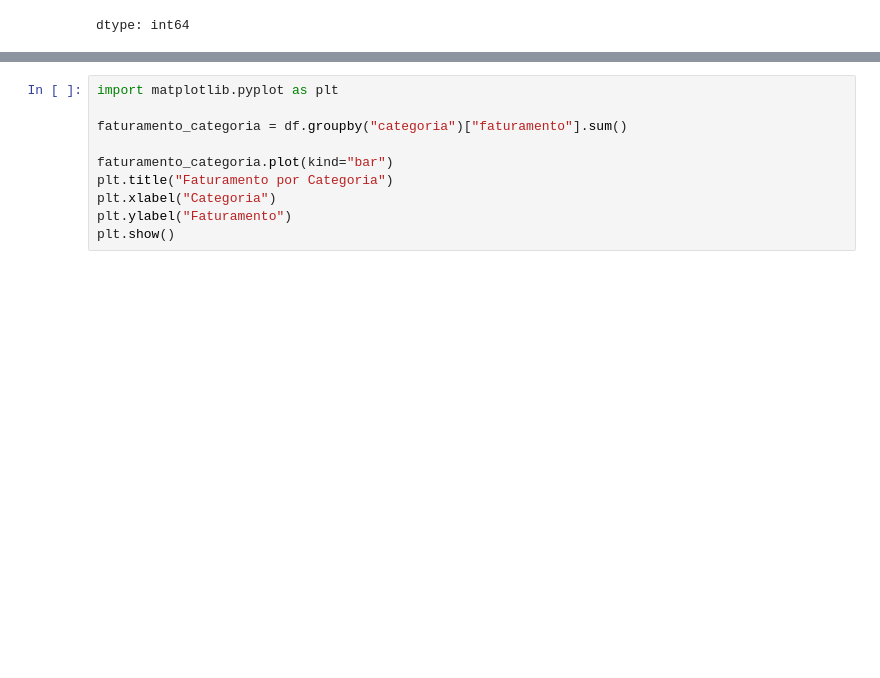
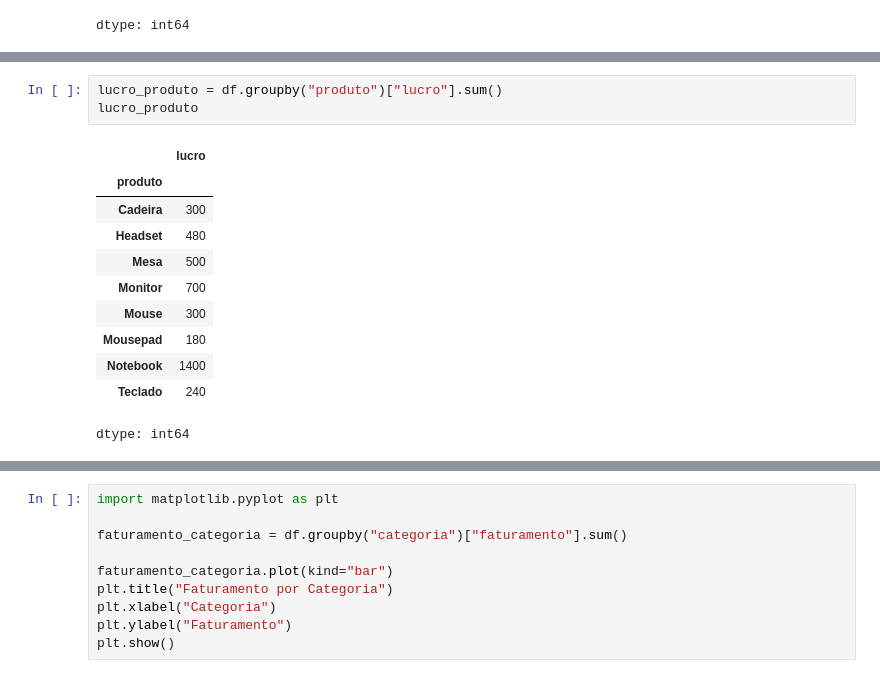
Before and after one commit to brunalorly/analise-vendas-python, a Jupyter notebook: notebooks/analise_vendas.ipynb, the cells around one changed output, grey strips where cells are left out. Drawn from its saved outputs; the diff is of its cells as text; blank space fills up the shorter version.

```diff
--- a/notebooks/analise_vendas.ipynb
+++ b/notebooks/analise_vendas.ipynb
@@ -76,0 +109,15 @@ dtype: int64
+# %%
+lucro_produto = df.groupby("produto")["lucro"].sum()
+lucro_produto
+# %% [output]
+|  | lucro |
+| produto |  |
+| Cadeira | 300 |
+| Headset | 480 |
+| Mesa | 500 |
+| Monitor | 700 |
+| Mouse | 300 |
+| Mousepad | 180 |
+| Notebook | 1400 |
+| Teclado | 240 |
+dtype: int64
```
Also changed, not shown: parts of 11 cells of this notebook.
